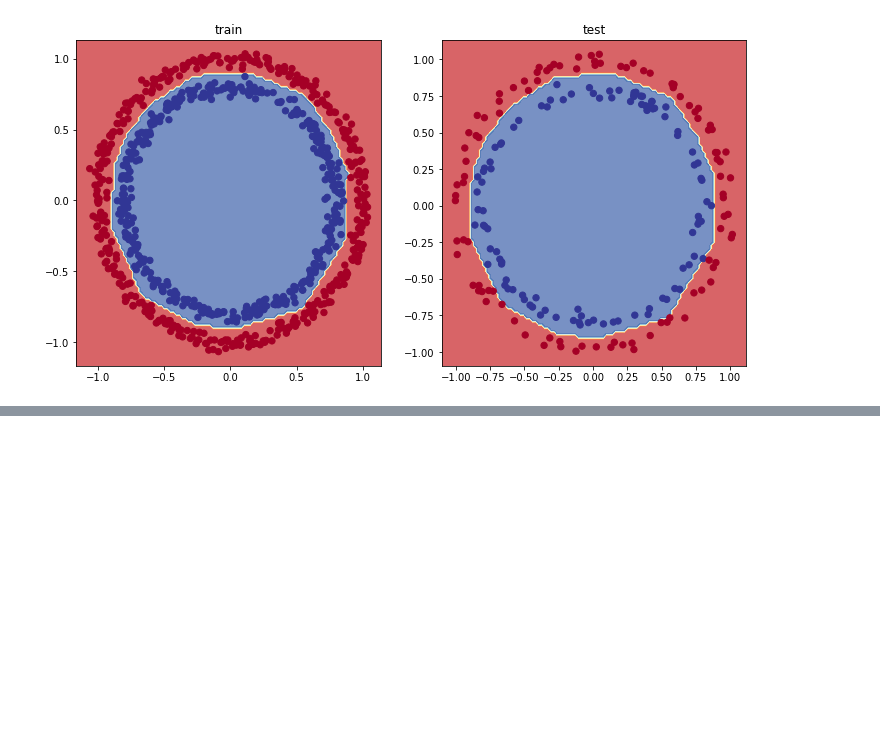
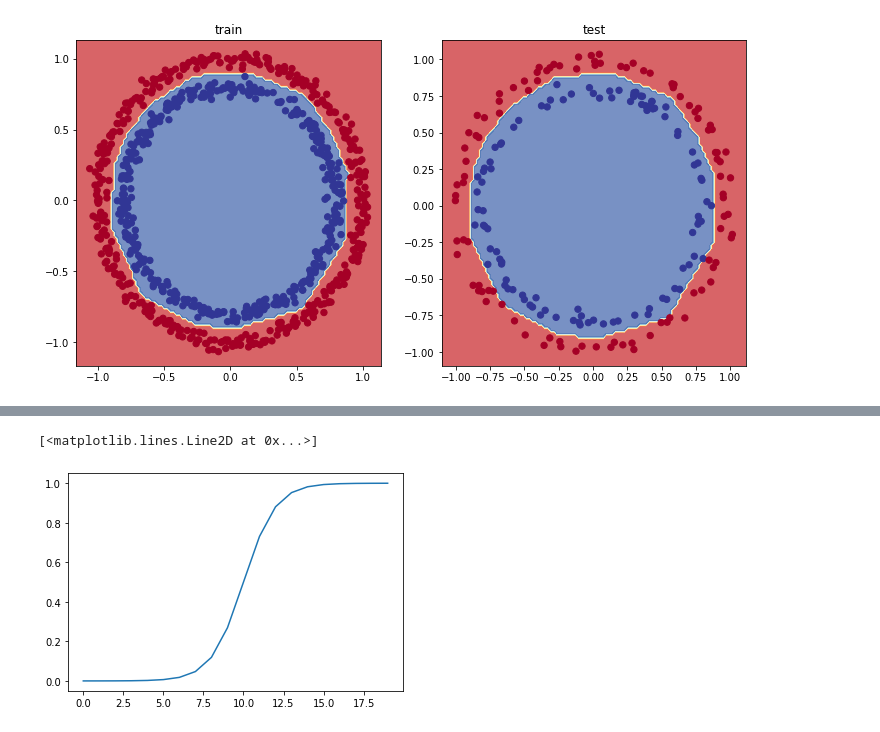
Before and after one commit to saqib-rgb/ML-With-Pytorch, a Jupyter notebook: Neural_Network_Classification.ipynb, the cells around one changed output, grey strips where cells are left out. Cells and saved outputs as stored; diff of their text form; code cells hidden in the pictures; blank space fills up the shorter version.

```diff
--- a/Neural_Network_Classification.ipynb
+++ b/Neural_Network_Classification.ipynb
@@ -739,0 +778,5 @@ plot_decision_boundary(model_3,X_test,y_test)
+# %%
+plt.plot(sigmoid(A))
+# %% [output]
+[<matplotlib.lines.Line2D at 0x...>]
+[figure, added]
```
Also changed, not shown: parts of 27 cells of this notebook.
